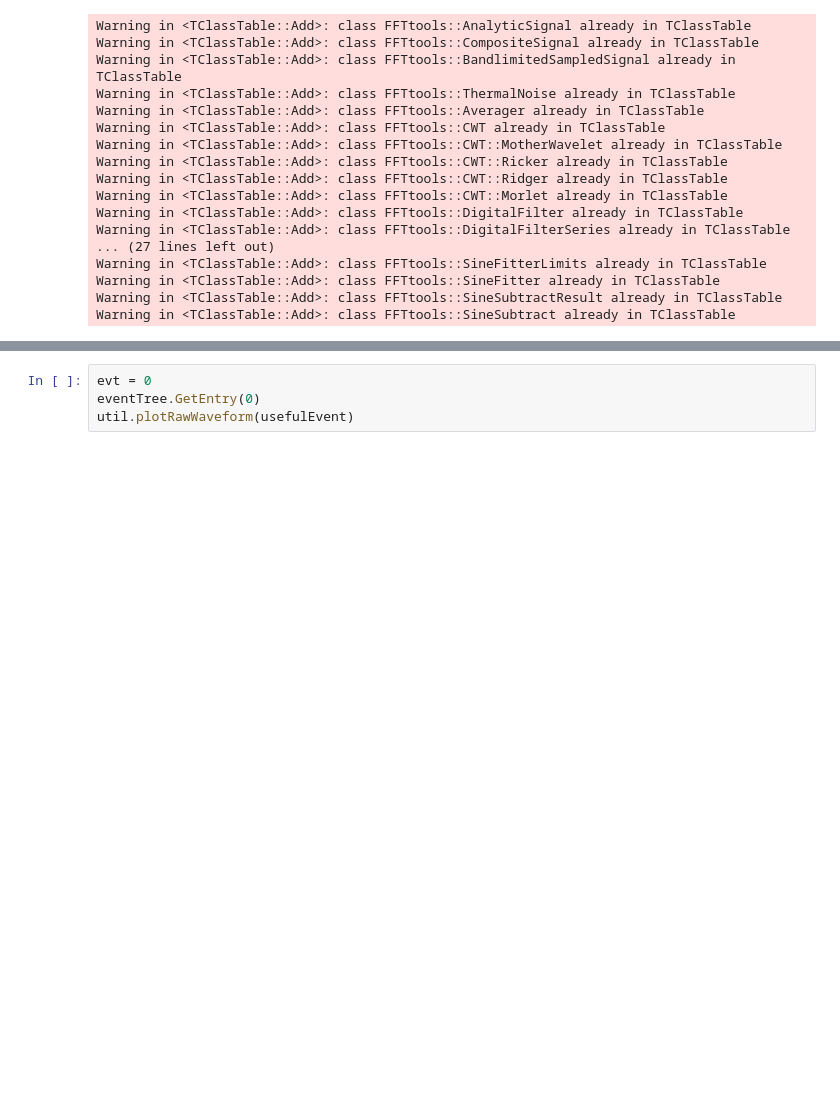
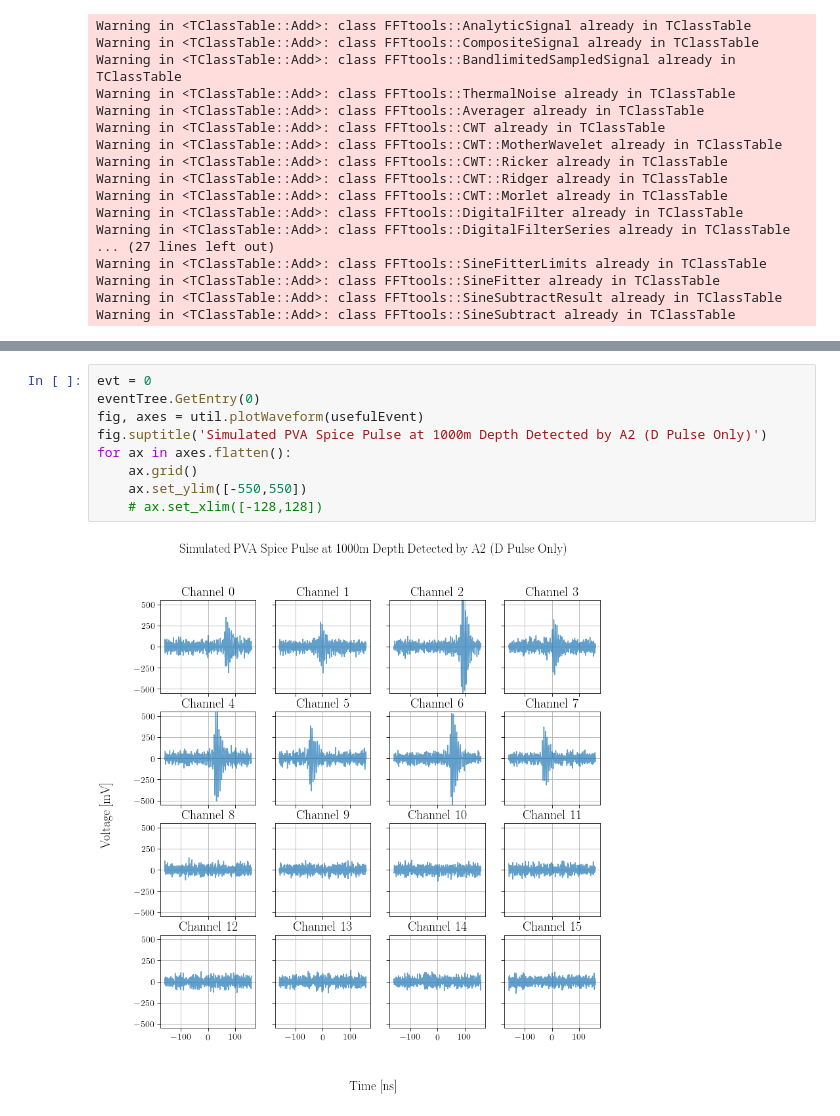
Before and after one commit to FlahertyJustinC/thesisWork, a Jupyter notebook: polReco/2023.09.05_simpleWaveformPlotting.ipynb, the cells around one changed output, grey strips where cells are left out. Saved outputs shown, nothing was run; the diff lists cells and outputs as text; blank space fills up the shorter version.

```diff
--- a/polReco/2023.09.05_simpleWaveformPlotting.ipynb
+++ b/polReco/2023.09.05_simpleWaveformPlotting.ipynb
@@ -159,4 +165,11 @@ Error in <TChain::LoadTree>: Cannot find tree with name AraTree2 in file /users/
 # %%
 evt = 0
 eventTree.GetEntry(0)
-util.plotRawWaveform(usefulEvent)
+fig, axes = util.plotWaveform(usefulEvent)
+fig.suptitle('Simulated PVA Spice Pulse at 1000m Depth Detected by A2 (D Pulse Only)')
+for ax in axes.flatten():
+    ax.grid()
+    ax.set_ylim([-550,550])
+    # ax.set_xlim([-128,128])
+# %% [output]
+[figure, added]
```
Also changed, not shown: parts of 7 cells of this notebook, 12 other files.
